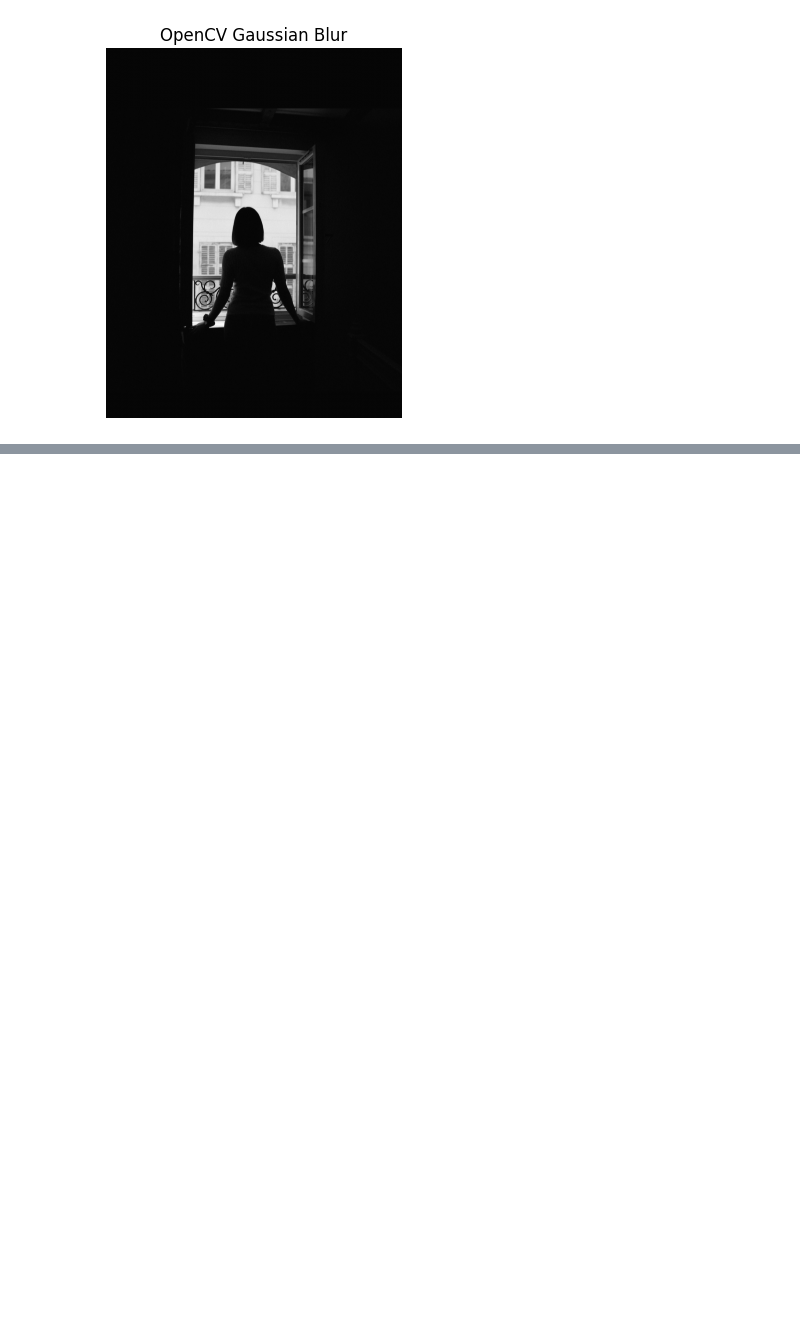
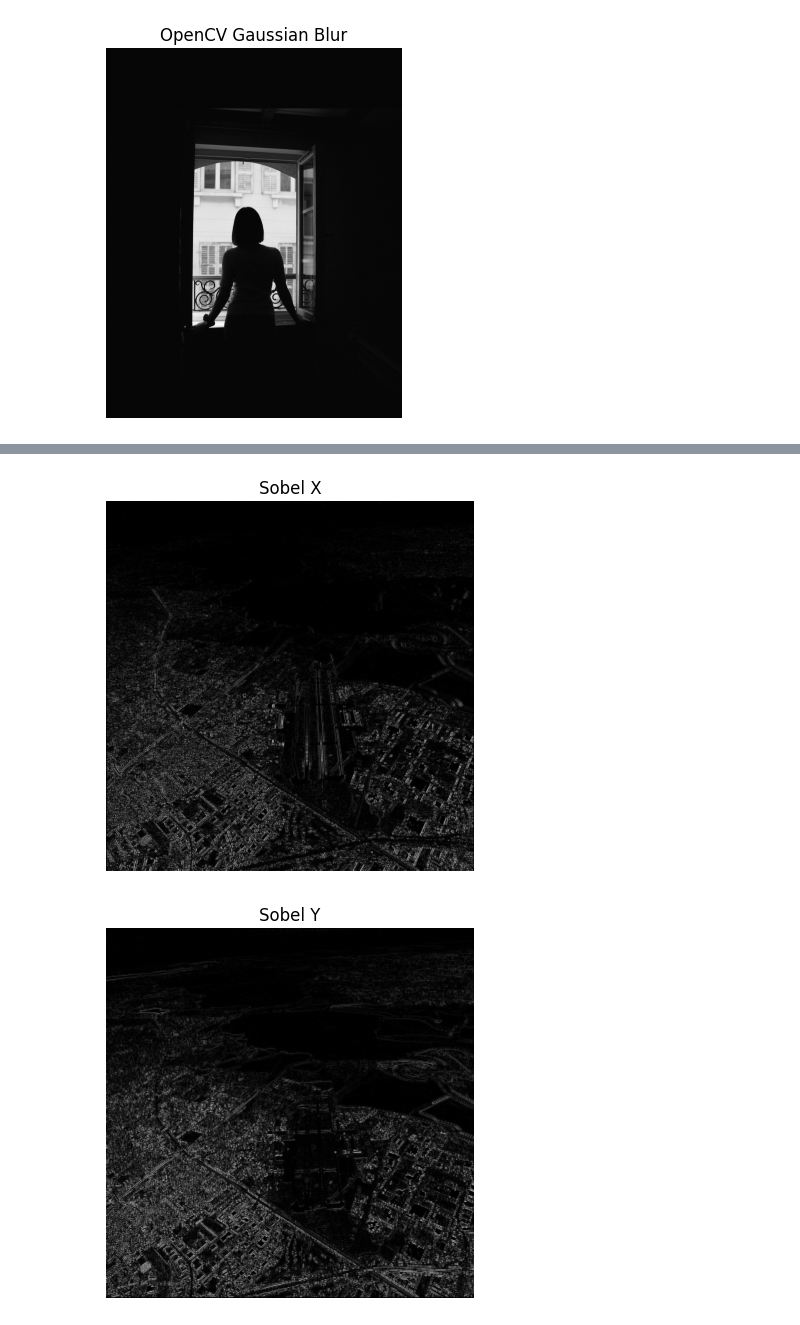
Before and after one commit to kavinduabekoon/GitHub, a Jupyter notebook: Untitled-1.ipynb, the cells around one changed output, grey strips where cells are left out. Saved outputs shown, nothing was run; the diff lists cells and outputs as text; code cells hidden in the pictures; blank space fills up the shorter version.

```diff
--- a/Untitled-1.ipynb
+++ b/Untitled-1.ipynb
@@ -197,0 +292,20 @@ plt.show()
+# %%
+import cv2 as cv
+import matplotlib.pyplot as plt
+import numpy as np
+
+sx = cv2.Sobel(img, cv2.CV_64F, 1, 0)
+sy = cv2.Sobel(img, cv2.CV_64F, 0, 1)
+
+plt.imshow(np.abs(sx), cmap='gray')
+plt.title("Sobel X")
+plt.axis('off')
+plt.show()
+
+plt.imshow(np.abs(sy), cmap='gray')
+plt.title("Sobel Y")
+plt.axis('off')
+plt.show()
+# %% [output]
+[figure, added]
+[figure, added]
```
Also changed, not shown: parts of 5 cells of this notebook.
